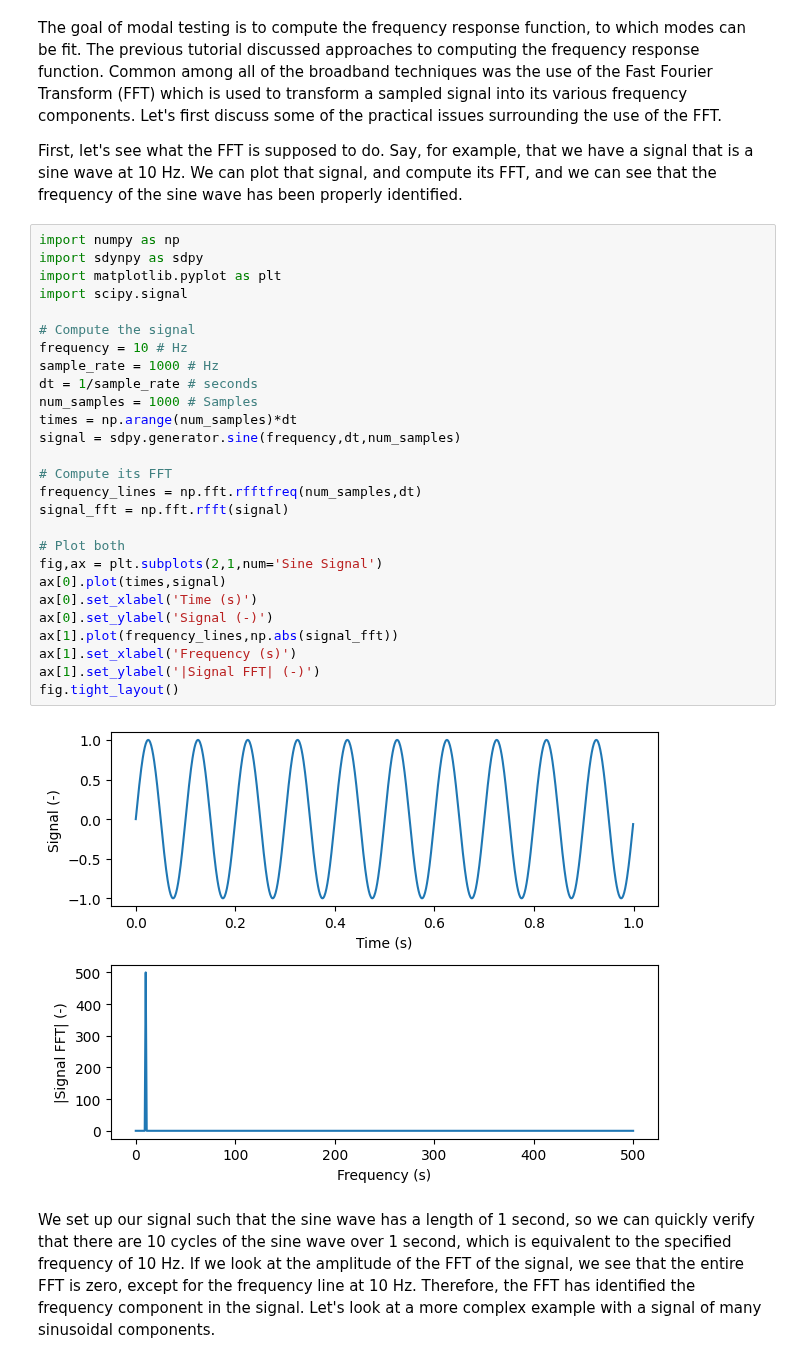
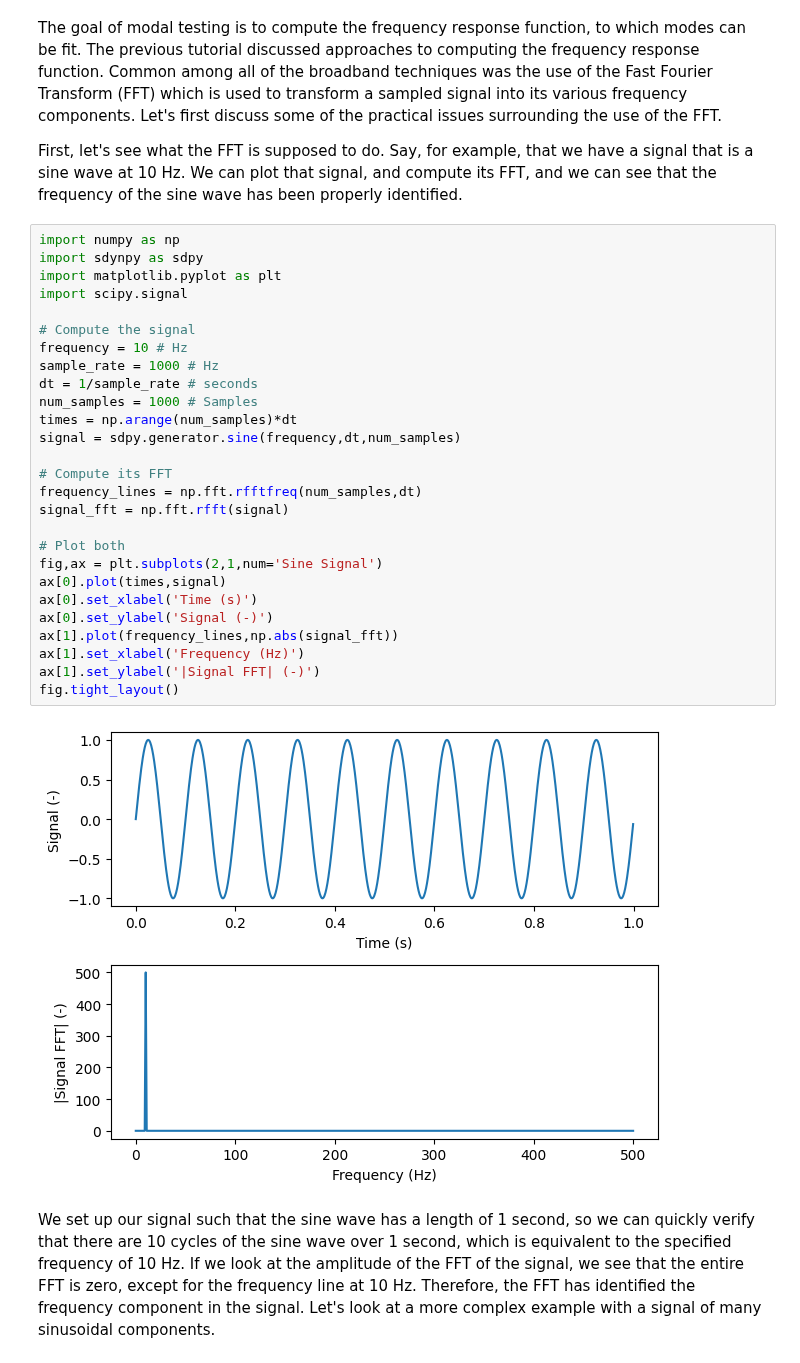
Before and after one commit to sandialabs/sdynpy, a Jupyter notebook: docs/source/modal_tutorials/Modal_05_Experimental_Modal_Analysis/Modal_05b_Types_of_Excitation.ipynb, the cells around one changed output. Cells and saved outputs as stored; diff of their text form.

```diff
--- a/docs/source/modal_tutorials/Modal_05_Experimental_Modal_Analysis/Modal_05b_Types_of_Excitation.ipynb
+++ b/docs/source/modal_tutorials/Modal_05_Experimental_Modal_Analysis/Modal_05b_Types_of_Excitation.ipynb
@@ -11,32 +11,32 @@ First, let's see what the FFT is supposed to do.  Say, for example, that we have
 # %%
 import numpy as np
 import sdynpy as sdpy
 import matplotlib.pyplot as plt
 import scipy.signal
 
 # Compute the signal
 frequency = 10 # Hz
 sample_rate = 1000 # Hz
 dt = 1/sample_rate # seconds
 num_samples = 1000 # Samples
 times = np.arange(num_samples)*dt
 signal = sdpy.generator.sine(frequency,dt,num_samples)
 
 # Compute its FFT
 frequency_lines = np.fft.rfftfreq(num_samples,dt)
 signal_fft = np.fft.rfft(signal)
 
 # Plot both
 fig,ax = plt.subplots(2,1,num='Sine Signal')
 ax[0].plot(times,signal)
 ax[0].set_xlabel('Time (s)')
 ax[0].set_ylabel('Signal (-)')
 ax[1].plot(frequency_lines,np.abs(signal_fft))
-ax[1].set_xlabel('Frequency (s)')
+ax[1].set_xlabel('Frequency (Hz)')
 ax[1].set_ylabel('|Signal FFT| (-)')
 fig.tight_layout()
 # %% [output]
-[figure, old version]
+[figure, new version]
 # %% [markdown]
 We set up our signal such that the sine wave has a length of 1 second, so we can quickly verify that there are 10 cycles of the sine wave over 1 second, which is equivalent to the specified frequency of 10 Hz.  If we look at the amplitude of the FFT of the signal, we see that the entire FFT is zero, except for the frequency line at 10 Hz.  Therefore, the FFT has identified the frequency component in the signal.  Let's look at a more complex example with a signal of many sinusoidal components.
 # %%
```
Also changed, not shown: parts of 15 cells of this notebook, 32 other files.
